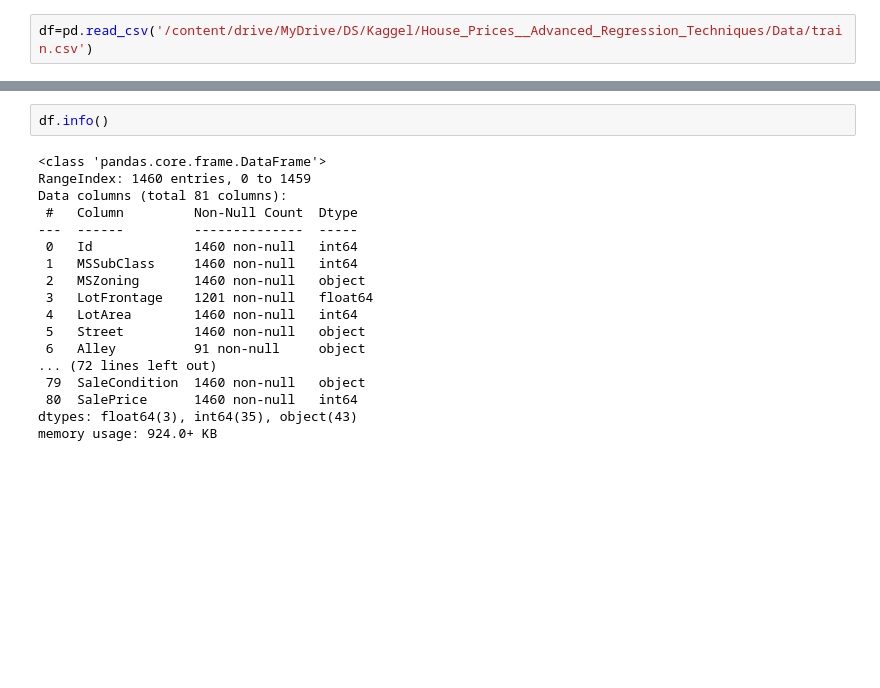
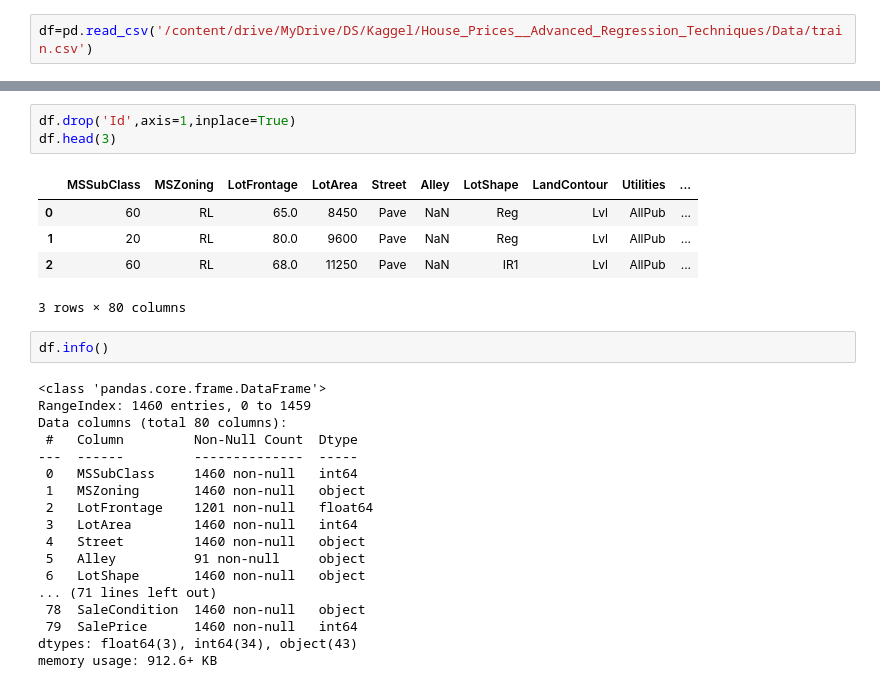
Before and after one commit to DjamalShahidi/House-Prices__Advanced_Regression_Techniques, a Jupyter notebook: House_Prices_Prediction_using_TensorFlow_Decision_Forests.ipynb, the cells around one changed output, grey strips where cells are left out. Saved outputs shown, nothing was run; the diff lists cells and outputs as text; blank space fills up the shorter version.

```diff
--- a/House_Prices_Prediction_using_TensorFlow_Decision_Forests.ipynb
+++ b/House_Prices_Prediction_using_TensorFlow_Decision_Forests.ipynb
@@ -13,20 +49,29 @@ df=pd.read_csv('/content/drive/MyDrive/DS/Kaggel/House_Prices__Advanced_Regressi
+# %%
+df.drop('Id',axis=1,inplace=True)
+df.head(3)
+# %% [output]
+|  | MSSubClass | MSZoning | LotFrontage | LotArea | Street | Alley | LotShape | LandContour | Utilities | ... |
+| 0 | 60 | RL | 65.0 | 8450 | Pave | NaN | Reg | Lvl | AllPub | ... |
+| 1 | 20 | RL | 80.0 | 9600 | Pave | NaN | Reg | Lvl | AllPub | ... |
+| 2 | 60 | RL | 68.0 | 11250 | Pave | NaN | IR1 | Lvl | AllPub | ... |
+3 rows × 80 columns
 # %%
 df.info()
 # %% [output]
 <class 'pandas.core.frame.DataFrame'>
 RangeIndex: 1460 entries, 0 to 1459
-Data columns (total 81 columns):
+Data columns (total 80 columns):
  #   Column         Non-Null Count  Dtype
 ---  ------         --------------  -----
- 0   Id             1460 non-null   int64
- 1   MSSubClass     1460 non-null   int64
- 2   MSZoning       1460 non-null   object
- 3   LotFrontage    1201 non-null   float64
- 4   LotArea        1460 non-null   int64
- 5   Street         1460 non-null   object
- 6   Alley          91 non-null     object
-... (72 lines left out)
- 79  SaleCondition  1460 non-null   object
- 80  SalePrice      1460 non-null   int64
-dtypes: float64(3), int64(35), object(43)
-memory usage: 924.0+ KB
+ 0   MSSubClass     1460 non-null   int64
+ 1   MSZoning       1460 non-null   object
+ 2   LotFrontage    1201 non-null   float64
+ 3   LotArea        1460 non-null   int64
+ 4   Street         1460 non-null   object
+ 5   Alley          91 non-null     object
+ 6   LotShape       1460 non-null   object
+... (71 lines left out)
+ 78  SaleCondition  1460 non-null   object
+ 79  SalePrice      1460 non-null   int64
+dtypes: float64(3), int64(34), object(43)
+memory usage: 912.6+ KB
```
Also changed, not shown: parts of 14 cells of this notebook.
